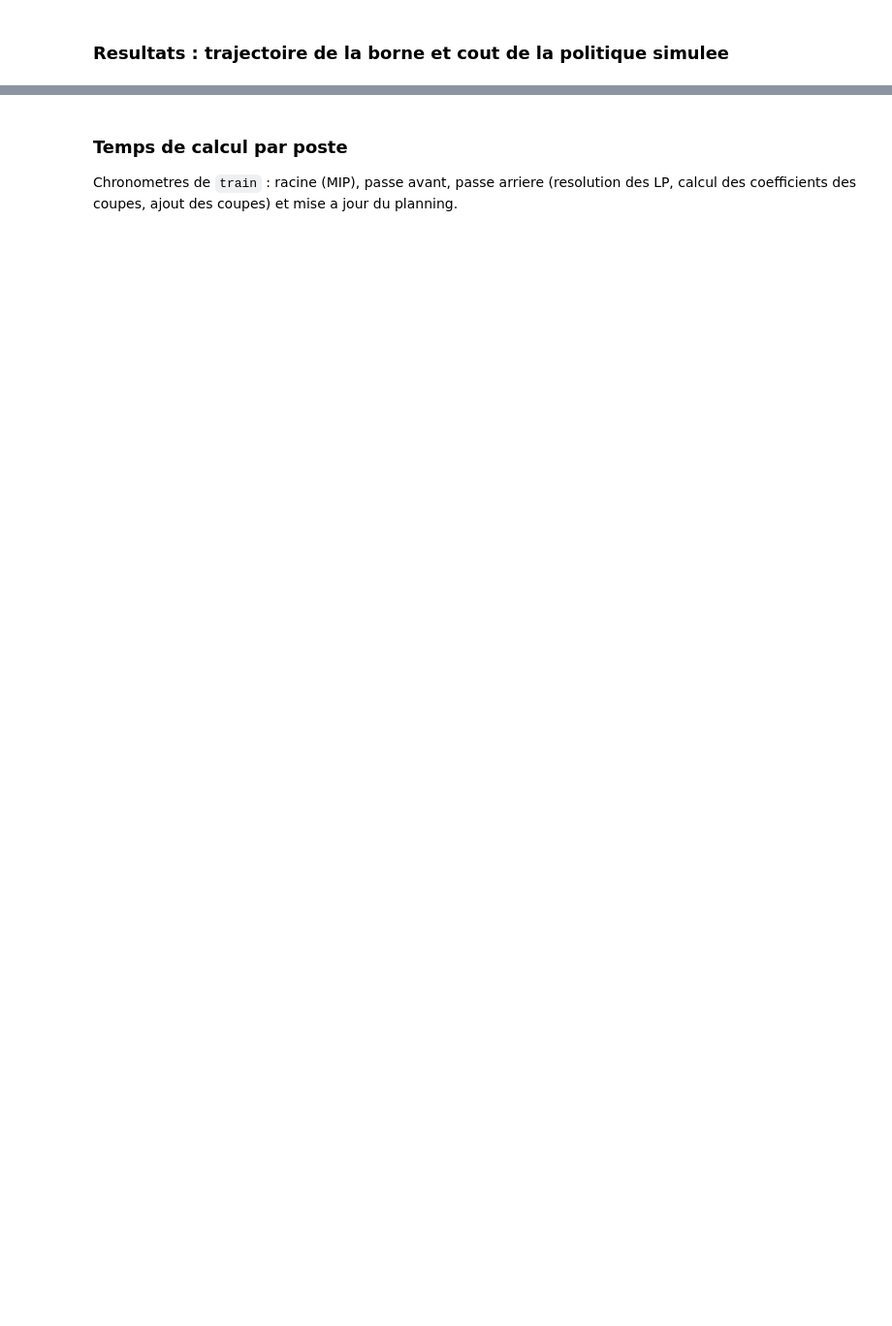
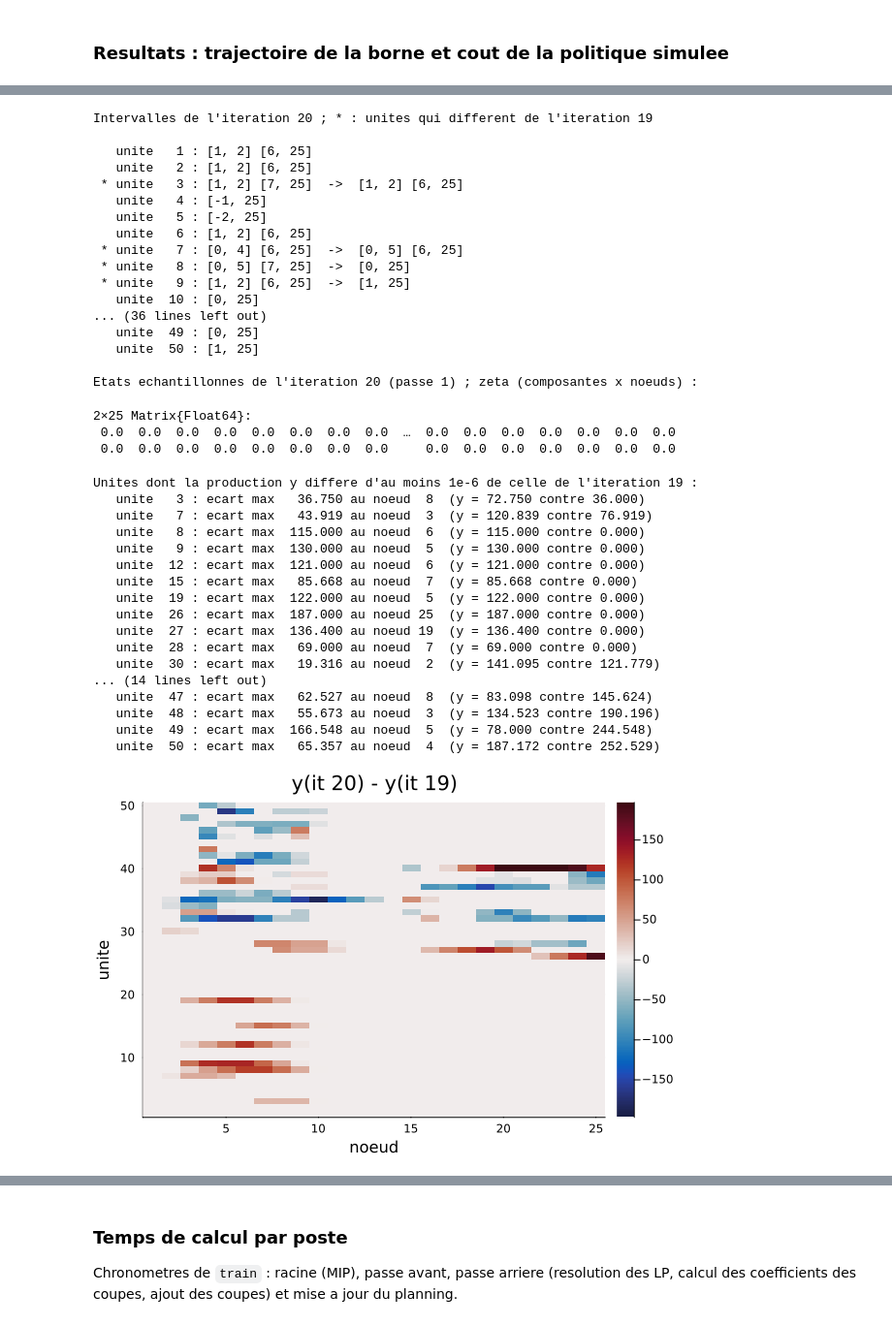
Before and after one commit to MathisAzema/MSUC, a Jupyter notebook: validation.ipynb, the cells around one changed output, grey strips where cells are left out. Shown at 97% size. Cells and saved outputs as stored; diff of their text form; code cells hidden in the pictures; blank space fills up the shorter version.

```diff
--- a/validation.ipynb
+++ b/validation.ipynb
@@ -136,0 +244,71 @@ borne finale = 9423296.72  ->  encadrement relatif = 7.52e+00
+# %%
+ITERATION = K    # iteration a examiner, comparee a la precedente
+PASSE = 1        # passe avant de cette iteration (PASSES_PER_MIP passes par iteration)
+
+actuel, avant = par_unite(ITERATION), par_unite(max(ITERATION - 1, 1))
+texte(v) = isempty(v) ? "eteinte" : join(["[$a, $b]" for (a, b) in v], " ")
+
+println("Intervalles de l'iteration $ITERATION ; * : unites qui different de l'iteration $(ITERATION - 1)\n")
+for i in 1:instance.N
+    isempty(actuel[i]) && isempty(avant[i]) && continue
+    if actuel[i] == avant[i]
+        println("   unite ", lpad(i, 3), " : ", texte(actuel[i]))
+    else
+        println(" * unite ", lpad(i, 3), " : ", texte(avant[i]), "  ->  ", texte(actuel[i]))
+    end
+end
+
+y, y_avant = production(ITERATION, PASSE), production(max(ITERATION - 1, 1), PASSE)
+zeta = reduce(hcat, states[ITERATION][PASSE].sampled_states_zeta)    # composantes de zeta x noeuds
+dy = y .- y_avant
+
+println("\nEtats echantillonnes de l'iteration $ITERATION (passe $PASSE) ; zeta (composantes x noeuds) :")
+display(round.(zeta; digits = 4))
+println("\nUnites dont la production y differe d'au moins 1e-6 de celle de l'iteration $(ITERATION - 1) :")
+for i in findall(i -> maximum(abs, dy[i, :]) > 1e-6, 1:instance.N)
+    n = argmax(abs.(dy[i, :]))
+    @printf("   unite %3d : ecart max %8.3f au noeud %2d  (y = %.3f contre %.3f)\n", i, abs(dy[i, n]), n, y[i, n], y_avant[i, n])
+end
+
+m = max(maximum(abs, dy), 1e-9)
+heatmap(dy; xlabel = "noeud", ylabel = "unite", color = :balance, clims = (-m, m),
+        title = "y(it $ITERATION) - y(it $(ITERATION - 1))")
+# %% [output]
+Intervalles de l'iteration 20 ; * : unites qui different de l'iteration 19
+
+   unite   1 : [1, 2] [6, 25]
+   unite   2 : [1, 2] [6, 25]
+ * unite   3 : [1, 2] [7, 25]  ->  [1, 2] [6, 25]
+   unite   4 : [-1, 25]
+   unite   5 : [-2, 25]
+   unite   6 : [1, 2] [6, 25]
+ * unite   7 : [0, 4] [6, 25]  ->  [0, 5] [6, 25]
+ * unite   8 : [0, 5] [7, 25]  ->  [0, 25]
+ * unite   9 : [1, 2] [6, 25]  ->  [1, 25]
+   unite  10 : [0, 25]
+... (36 lines left out)
+   unite  49 : [0, 25]
+   unite  50 : [1, 25]
+
+Etats echantillonnes de l'iteration 20 (passe 1) ; zeta (composantes x noeuds) :
+2×25 Matrix{Float64}:
+ 0.0  0.0  0.0  0.0  0.0  0.0  0.0  0.0  …  0.0  0.0  0.0  0.0  0.0  0.0  0.0
+ 0.0  0.0  0.0  0.0  0.0  0.0  0.0  0.0     0.0  0.0  0.0  0.0  0.0  0.0  0.0
+Unites dont la production y differe d'au moins 1e-6 de celle de l'iteration 19 :
+   unite   3 : ecart max   36.750 au noeud  8  (y = 72.750 contre 36.000)
+   unite   7 : ecart max   43.919 au noeud  3  (y = 120.839 contre 76.919)
+   unite   8 : ecart max  115.000 au noeud  6  (y = 115.000 contre 0.000)
+   unite   9 : ecart max  130.000 au noeud  5  (y = 130.000 contre 0.000)
+   unite  12 : ecart max  121.000 au noeud  6  (y = 121.000 contre 0.000)
+   unite  15 : ecart max   85.668 au noeud  7  (y = 85.668 contre 0.000)
+   unite  19 : ecart max  122.000 au noeud  5  (y = 122.000 contre 0.000)
+   unite  26 : ecart max  187.000 au noeud 25  (y = 187.000 contre 0.000)
+   unite  27 : ecart max  136.400 au noeud 19  (y = 136.400 contre 0.000)
+   unite  28 : ecart max   69.000 au noeud  7  (y = 69.000 contre 0.000)
+   unite  30 : ecart max   19.316 au noeud  2  (y = 141.095 contre 121.779)
+... (14 lines left out)
+   unite  47 : ecart max   62.527 au noeud  8  (y = 83.098 contre 145.624)
+   unite  48 : ecart max   55.673 au noeud  3  (y = 134.523 contre 190.196)
+   unite  49 : ecart max  166.548 au noeud  5  (y = 78.000 contre 244.548)
+   unite  50 : ecart max   65.357 au noeud  4  (y = 187.172 contre 252.529)
+[figure, added]
```
Also changed, not shown: parts of 13 cells of this notebook, 4 other files.
